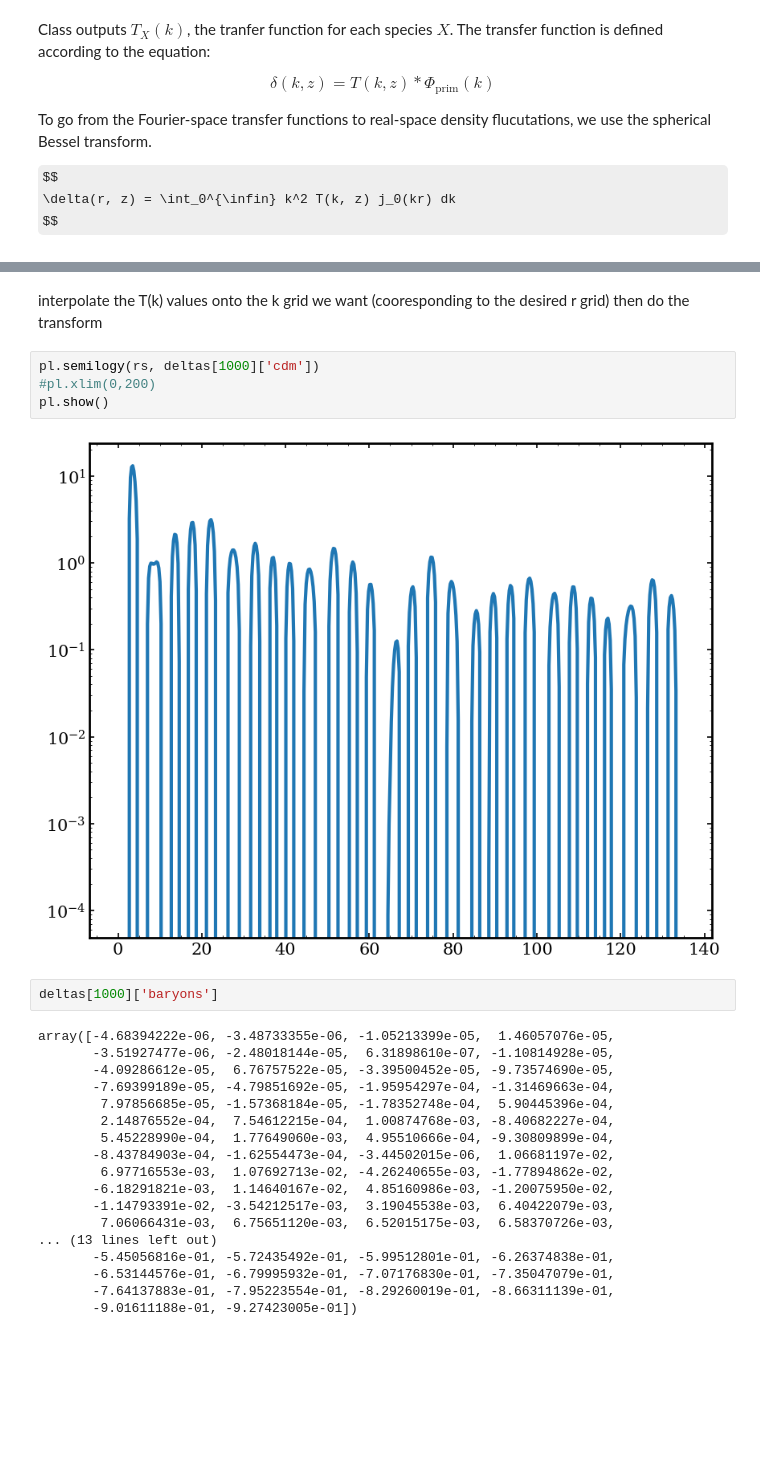
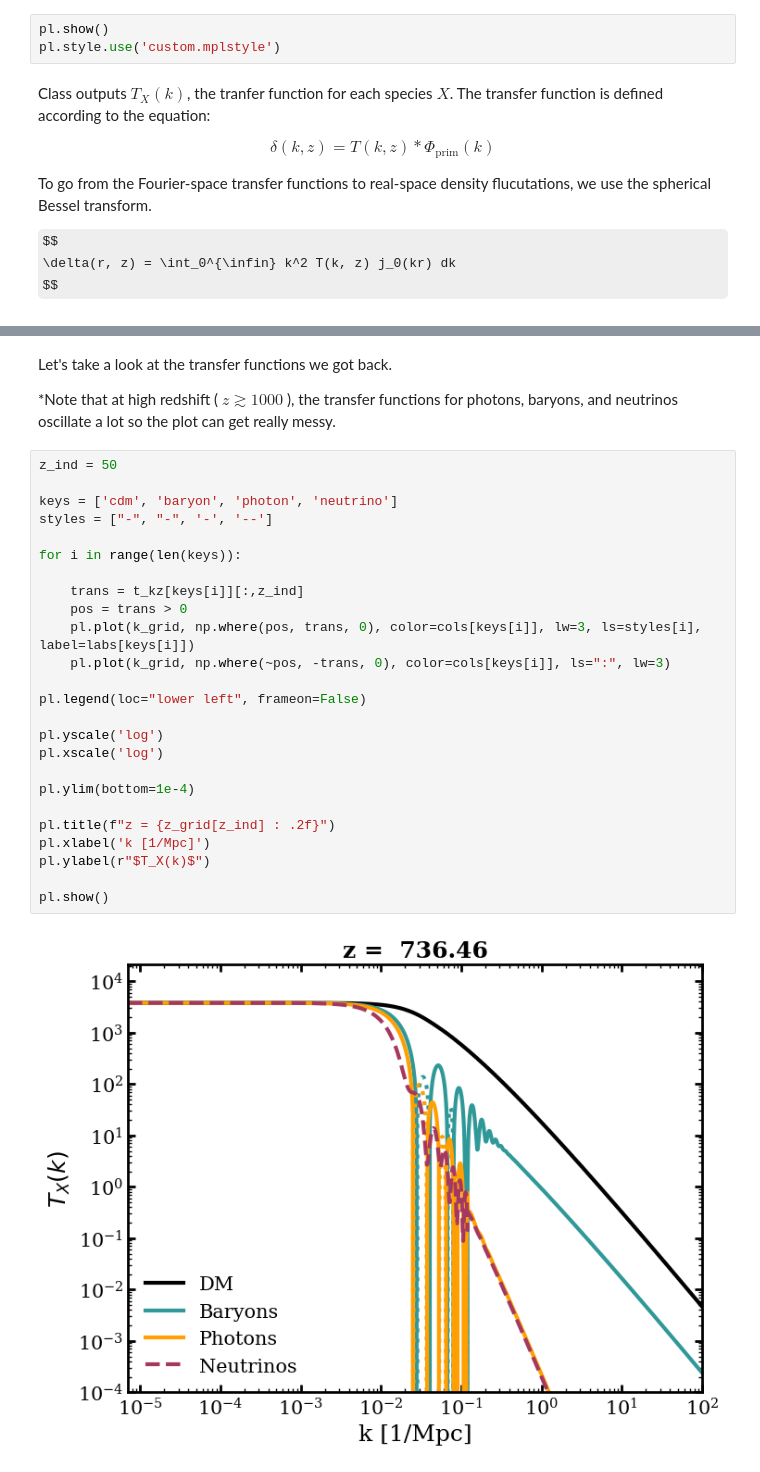
Before and after one commit to ochase10/visualizations, a Jupyter notebook: bao_animation.ipynb, the cells around one changed output, grey strips where cells are left out. Saved outputs shown, nothing was run; the diff lists cells and outputs as text; some formulas as TeX source; blank space fills up the shorter version.

```diff
--- a/bao_animation.ipynb
+++ b/bao_animation.ipynb
@@ -8,3 +11,6 @@ from scipy.integrate import simpson
+# %%
+pl.show()
+pl.style.use('custom.mplstyle')
 # %% [markdown]
 Class outputs $T_X(k)$, the tranfer function for each species $X$. The transfer function is defined according to the equation:
 
@@ -73,28 +102,31 @@ for z in zlist:
-# %% [markdown]
-interpolate the T(k) values onto the k grid we want (cooresponding to the desired r grid) then do the transform
-# %%
-pl.semilogy(rs, deltas[1000]['cdm'])
-#pl.xlim(0,200)
-pl.show()
-# %% [output]
-[figure, removed]
-# %%
-deltas[1000]['baryons']
-# %% [output]
-array([-4.68394222e-06, -3.48733355e-06, -1.05213399e-05,  1.46057076e-05,
-       -3.51927477e-06, -2.48018144e-05,  6.31898610e-07, -1.10814928e-05,
-       -4.09286612e-05,  6.76757522e-05, -3.39500452e-05, -9.73574690e-05,
-       -7.69399189e-05, -4.79851692e-05, -1.95954297e-04, -1.31469663e-04,
-        7.97856685e-05, -1.57368184e-05, -1.78352748e-04,  5.90445396e-04,
-        2.14876552e-04,  7.54612215e-04,  1.00874768e-03, -8.40682227e-04,
-        5.45228990e-04,  1.77649060e-03,  4.95510666e-04, -9.30809899e-04,
-       -8.43784903e-04, -1.62554473e-04, -3.44502015e-06,  1.06681197e-02,
-        6.97716553e-03,  1.07692713e-02, -4.26240655e-03, -1.77894862e-02,
-       -6.18291821e-03,  1.14640167e-02,  4.85160986e-03, -1.20075950e-02,
-       -1.14793391e-02, -3.54212517e-03,  3.19045538e-03,  6.40422079e-03,
-        7.06066431e-03,  6.75651120e-03,  6.52015175e-03,  6.58370726e-03,
-... (13 lines left out)
-       -5.45056816e-01, -5.72435492e-01, -5.99512801e-01, -6.26374838e-01,
-       -6.53144576e-01, -6.79995932e-01, -7.07176830e-01, -7.35047079e-01,
-       -7.64137883e-01, -7.95223554e-01, -8.29260019e-01, -8.66311139e-01,
-       -9.01611188e-01, -9.27423005e-01])
+# %% [markdown]
+Let's take a look at the transfer functions we got back.
+
+*Note that at high redshift ( $z \gtrsim 1000$ ), the transfer functions for photons, baryons, and neutrinos oscillate a lot so the plot can get really messy.
+# %%
+z_ind = 50
+
+keys = ['cdm', 'baryon', 'photon', 'neutrino']
+styles = ["-", "-", '-', '--']
+
+for i in range(len(keys)):
+
+    trans = t_kz[keys[i]][:,z_ind]
+    pos = trans > 0
+    pl.plot(k_grid, np.where(pos, trans, 0), color=cols[keys[i]], lw=3, ls=styles[i], label=labs[keys[i]])
+    pl.plot(k_grid, np.where(~pos, -trans, 0), color=cols[keys[i]], ls=":", lw=3)
+
+pl.legend(loc="lower left", frameon=False)
+
+pl.yscale('log')
+pl.xscale('log')
+
+pl.ylim(bottom=1e-4)
+
+pl.title(f"z = {z_grid[z_ind] : .2f}")
+pl.xlabel('k [1/Mpc]')
+pl.ylabel(r"$T_X(k)$")
+
+pl.show()
+# %% [output]
+[figure, added]
```
Also changed, not shown: parts of 13 cells of this notebook, 5 other files.
